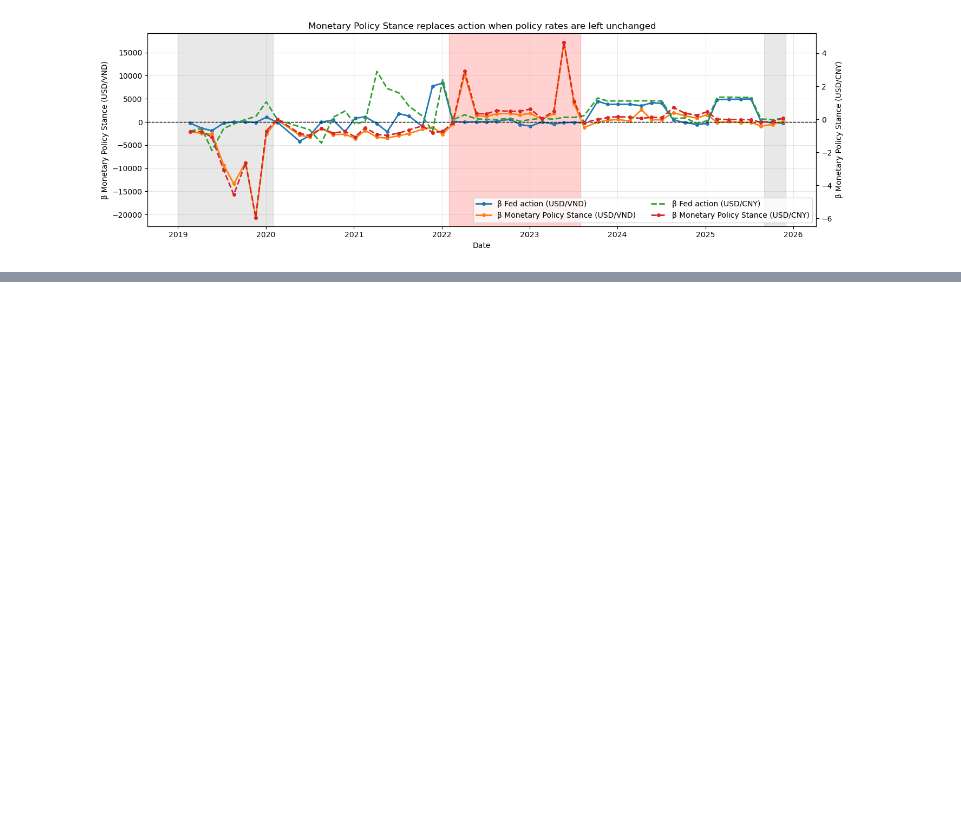
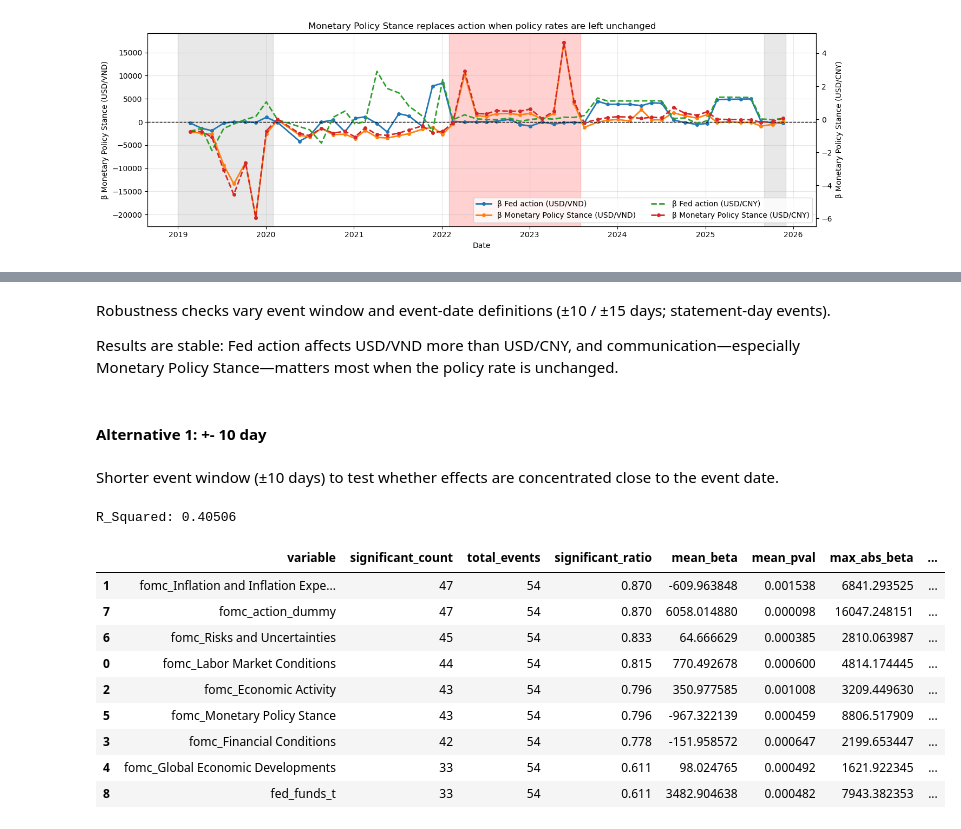
Before and after one commit to tnt1626/fed-action-fed-communication, a Jupyter notebook: src/event_regression.ipynb, the cells around one changed output, grey strips where cells are left out. Drawn from its saved outputs; the diff is of its cells as text; code cells hidden in the pictures; blank space fills up the shorter version.

Commit message:
update: add robustness to main source

```diff
--- a/src/event_regression.ipynb
+++ b/src/event_regression.ipynb
@@ -829,0 +832,4 @@ plot_action_vs_stance_with_unchanged_periods(results_df_vnd, results_df_cny, tig
+# %% [markdown]
+Robustness checks vary event window and event-date definitions (±10 / ±15 days; statement-day events).
+
+Results are stable: Fed action affects USD/VND more than USD/CNY, and communication—especially Monetary Policy Stance—matters most when the policy rate is unchanged.
@@ -829,0 +838,56 @@ plot_action_vs_stance_with_unchanged_periods(results_df_vnd, results_df_cny, tig
+# %% [markdown]
+#### Alternative 1: +- 10 day
+# %% [markdown]
+Shorter event window (±10 days) to test whether effects are concentrated close to the event date.
+# %%
+df_vnd_alter_1 = new_df.copy()
+# %%
+y_vars = ["Bid_FW_usd_vnd_1y"]
+
+lagged_indep_vars = [
+    "fed_funds"
+]
+
+event_vars = [
+    "fomc_Labor Market Conditions",
+    "fomc_Inflation and Inflation Expectations",
+    "fomc_Economic Activity",
+    "fomc_Financial Conditions",
+    "fomc_Global Economic Developments",
+    "fomc_Monetary Policy Stance",
+    "fomc_Risks and Uncertainties",
+    "fomc_action_dummy"
+]
+
+config = EventRollingConfig(
+    lags=list(range(0, 1)), # no lag
+    days_before=10,
+    days_after=10,
+    event_col="fomc_event"  # dummy event
+)
+
+analyzer = EventRolling(
+    df=df_vnd_alter_1,
+    x_lagged_vars=lagged_indep_vars,
+    x_non_lagged_vars=event_vars,
+    y_vars=y_vars,
+    config=config
+)
+
+results_df_vnd = analyzer.rolling_event_regression_asymmetric()
+summary_df_vnd = analyzer.summarize_results(results_df_vnd)
+r_squared_mean = round(results_df_vnd['r_squared'].mean(), 5)
+print(f'R_Squared: {r_squared_mean}')
+display(summary_df_vnd)
+# %% [output]
+R_Squared: 0.40506
+|  | variable | significant_count | total_events | significant_ratio | mean_beta | mean_pval | max_abs_beta | ... |
+| 1 | fomc_Inflation and Inflation Expe... | 47 | 54 | 0.870 | -609.963848 | 0.001538 | 6841.293525 | ... |
+| 7 | fomc_action_dummy | 47 | 54 | 0.870 | 6058.014880 | 0.000098 | 16047.248151 | ... |
+| 6 | fomc_Risks and Uncertainties | 45 | 54 | 0.833 | 64.666629 | 0.000385 | 2810.063987 | ... |
+| 0 | fomc_Labor Market Conditions | 44 | 54 | 0.815 | 770.492678 | 0.000600 | 4814.174445 | ... |
+| 2 | fomc_Economic Activity | 43 | 54 | 0.796 | 350.977585 | 0.001008 | 3209.449630 | ... |
+| 5 | fomc_Monetary Policy Stance | 43 | 54 | 0.796 | -967.322139 | 0.000459 | 8806.517909 | ... |
+| 3 | fomc_Financial Conditions | 42 | 54 | 0.778 | -151.958572 | 0.000647 | 2199.653447 | ... |
+| 4 | fomc_Global Economic Developments | 33 | 54 | 0.611 | 98.024765 | 0.000492 | 1621.922345 | ... |
+| 8 | fed_funds_t | 33 | 54 | 0.611 | 3482.904638 | 0.000482 | 7943.382353 | ... |
```
Also changed, not shown: parts of 26 cells of this notebook.
